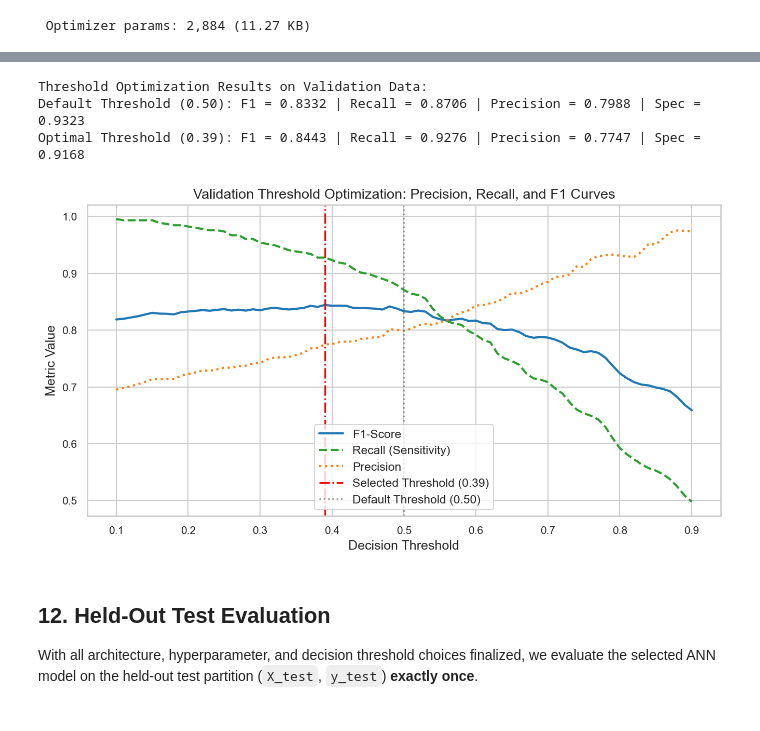
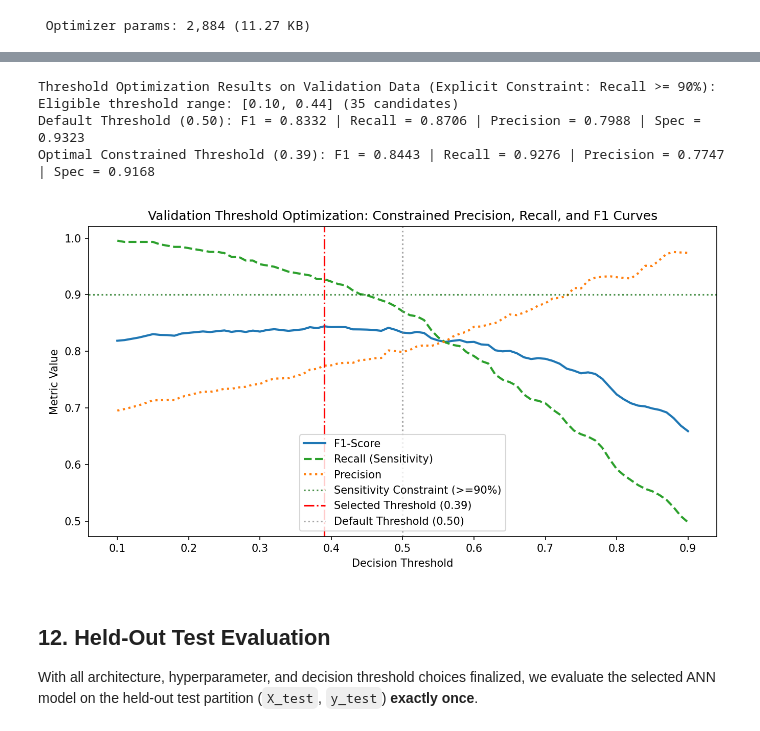
Before and after one commit to Anjanikr137/rheumatoid-arthritis-classification, a Jupyter notebook: RA_Project/notebooks/08_ann.ipynb, the cells around one changed output, grey strips where cells are left out. Saved outputs shown, nothing was run; the diff lists cells and outputs as text; code cells hidden in the pictures.

```diff
--- a/RA_Project/notebooks/08_ann.ipynb
+++ b/RA_Project/notebooks/08_ann.ipynb
@@ -602,42 +607,59 @@ for t in threshold_candidates:
         "Threshold": round(t, 2),
         "F1": f1_t,
         "Recall": rec_t,
         "Precision": prec_t,
         "Specificity": spec_t,
         "Accuracy": acc_t
     })
 
 df_thresholds = pd.DataFrame(threshold_evals)
 
-# Predefined selection rule: maximize validation F1 score
-best_f1_idx = df_thresholds["F1"].idxmax()
-selected_threshold_row = df_thresholds.iloc[best_f1_idx]
+# --- Explicit Two-Stage Decision Rule ---
+# Stage 1: Filter candidate thresholds to candidates meeting the clinical sensitivity constraint: Recall >= 0.90
+MIN_SENSITIVITY_CONSTRAINT = 0.90
+df_eligible = df_thresholds[df_thresholds["Recall"] >= MIN_SENSITIVITY_CONSTRAINT]
+
+# Stage 2: Defensive check - raise explicit error if no candidate meets the clinical requirement
+if df_eligible.empty:
+    raise ValueError(
+        f"Threshold selection failed: No candidate threshold achieved the required minimum "
+        f"validation sensitivity of {MIN_SENSITIVITY_CONSTRAINT:.0%}."
+    )
+
+# Stage 3: Select the eligible threshold candidate that maximizes validation F1 score
+selected_threshold_row = df_eligible.loc[df_eligible["F1"].idxmax()]
 SELECTED_THRESHOLD = float(selected_threshold_row["Threshold"])
+
+# Verification assertion: Confirm that the selected threshold remains 0.39
+assert np.isclose(SELECTED_THRESHOLD, 0.39), f"Expected threshold 0.39, but got {SELECTED_THRESHOLD}"
 
 default_threshold_row = df_thresholds[np.isclose(df_thresholds["Threshold"], 0.50)].iloc[0]
 
-print("Threshold Optimization Results on Validation Data:")
+print("Threshold Optimization Results on Validation Data (Explicit Constraint: Recall >= 90%):")
+print(f"Eligible threshold range: [{df_eligible['Threshold'].min():.2f}, {df_eligible['Threshold'].max():.2f}] ({len(df_eligible)} candidates)")
 print(f"Default Threshold (0.50): F1 = {default_threshold_row['F1']:.4f} | Recall = {default_threshold_row['Recall']:.4f} | Precision = {default_threshold_row['Precision']:.4f} | Spec = {default_threshold_row['Specificity']:.4f}")
-print(f"Optimal Threshold ({SELECTED_THRESHOLD:.2f}): F1 = {selected_threshold_row['F1']:.4f} | Recall = {selected_threshold_row['Recall']:.4f} | Precision = {selected_threshold_row['Precision']:.4f} | Spec = {selected_threshold_row['Specificity']:.4f}")
+print(f"Optimal Constrained Threshold ({SELECTED_THRESHOLD:.2f}): F1 = {selected_threshold_row['F1']:.4f} | Recall = {selected_threshold_row['Recall']:.4f} | Precision = {selected_threshold_row['Precision']:.4f} | Spec = {selected_threshold_row['Specificity']:.4f}")
 
 # Threshold Curve Visualization
 plt.figure(figsize=(9, 5))
 plt.plot(df_thresholds["Threshold"], df_thresholds["F1"], label="F1-Score", color="#1f77b4", lw=2)
 plt.plot(df_thresholds["Threshold"], df_thresholds["Recall"], label="Recall (Sensitivity)", color="#2ca02c", lw=2, linestyle="--")
 plt.plot(df_thresholds["Threshold"], df_thresholds["Precision"], label="Precision", color="#ff7f0e", lw=2, linestyle=":")
+plt.axhline(MIN_SENSITIVITY_CONSTRAINT, color="darkgreen", linestyle=":", alpha=0.7, label=f"Sensitivity Constraint (>={MIN_SENSITIVITY_CONSTRAINT:.0%})")
 plt.axvline(SELECTED_THRESHOLD, color="red", linestyle="-.", label=f"Selected Threshold ({SELECTED_THRESHOLD:.2f})")
 plt.axvline(0.50, color="gray", linestyle=":", alpha=0.7, label="Default Threshold (0.50)")
-plt.title("Validation Threshold Optimization: Precision, Recall, and F1 Curves")
+plt.title("Validation Threshold Optimization: Constrained Precision, Recall, and F1 Curves")
 plt.xlabel("Decision Threshold")
 plt.ylabel("Metric Value")
 plt.legend(loc="lower center", frameon=True)
 plt.tight_layout()
 plt.show()
 # %% [output]
-Threshold Optimization Results on Validation Data:
+Threshold Optimization Results on Validation Data (Explicit Constraint: Recall >= 90%):
+Eligible threshold range: [0.10, 0.44] (35 candidates)
 Default Threshold (0.50): F1 = 0.8332 | Recall = 0.8706 | Precision = 0.7988 | Spec = 0.9323
-Optimal Threshold (0.39): F1 = 0.8443 | Recall = 0.9276 | Precision = 0.7747 | Spec = 0.9168
+Optimal Constrained Threshold (0.39): F1 = 0.8443 | Recall = 0.9276 | Precision = 0.7747 | Spec = 0.9168
-[figure, old version]
+[figure, new version]
 # %% [markdown]
 ## 12. Held-Out Test Evaluation
 
```
Also changed, not shown: parts of 1 cell of this notebook, 14 other files.
